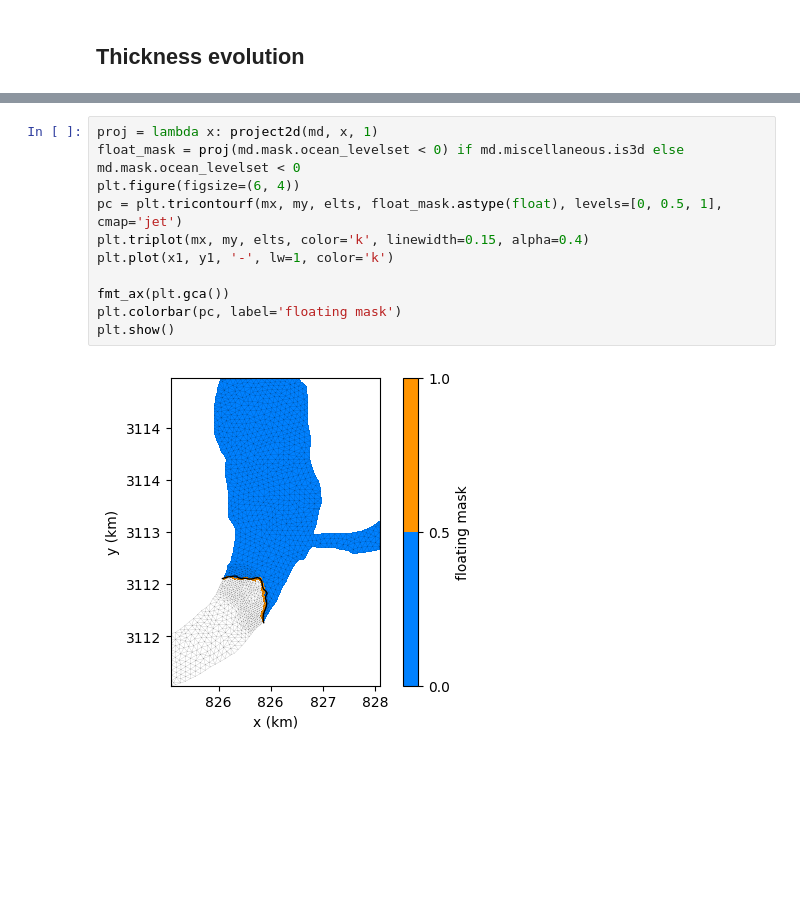
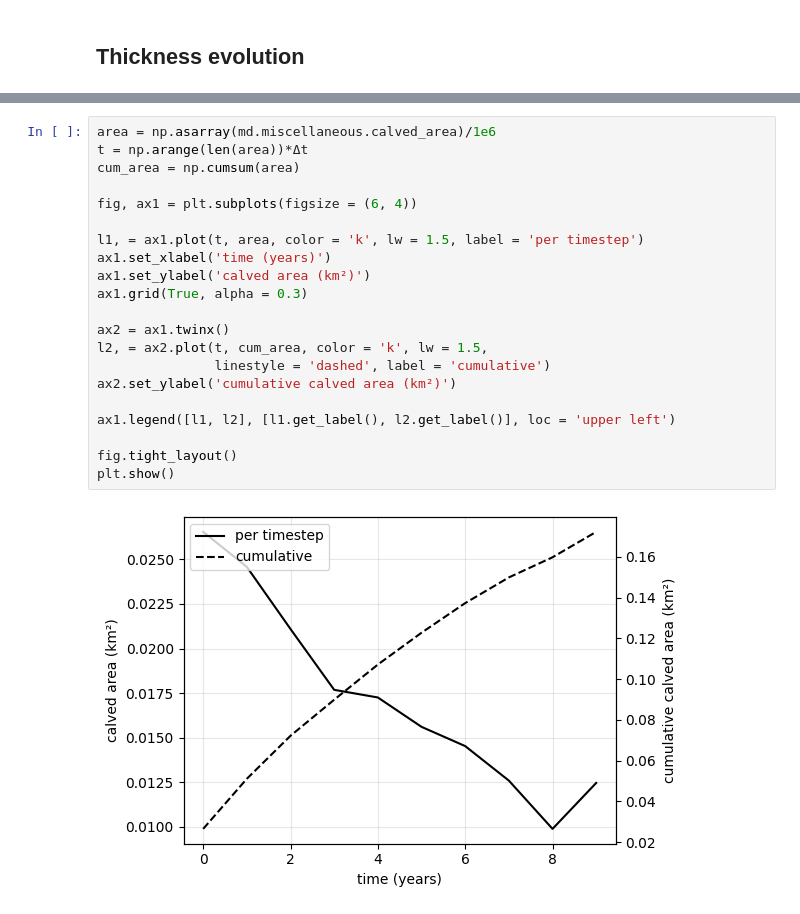
Before and after one commit to chrismiele/glimmer, a Jupyter notebook: issm/luggye_HO_model.ipynb, the cells around one changed output, grey strips where cells are left out. Drawn from its saved outputs; the diff is of its cells as text; blank space fills up the shorter version.

```diff
--- a/issm/luggye_HO_model.ipynb
+++ b/issm/luggye_HO_model.ipynb
@@ -456,13 +429,23 @@ plt.show()
-# %%
-proj = lambda x: project2d(md, x, 1)
-float_mask = proj(md.mask.ocean_levelset < 0) if md.miscellaneous.is3d else md.mask.ocean_levelset < 0
-plt.figure(figsize=(6, 4))
-pc = plt.tricontourf(mx, my, elts, float_mask.astype(float), levels=[0, 0.5, 1], cmap='jet')
-plt.triplot(mx, my, elts, color='k', linewidth=0.15, alpha=0.4)
-plt.plot(x1, y1, '-', lw=1, color='k')
-
-fmt_ax(plt.gca())
-plt.colorbar(pc, label='floating mask')
-plt.show()
-# %% [output]
-[figure, removed]
+# %%
+area = np.asarray(md.miscellaneous.calved_area)/1e6
+t = np.arange(len(area))*Δt
+cum_area = np.cumsum(area)
+
+fig, ax1 = plt.subplots(figsize = (6, 4))
+
+l1, = ax1.plot(t, area, color = 'k', lw = 1.5, label = 'per timestep')
+ax1.set_xlabel('time (years)')
+ax1.set_ylabel('calved area (km²)')
+ax1.grid(True, alpha = 0.3)
+
+ax2 = ax1.twinx()
+l2, = ax2.plot(t, cum_area, color = 'k', lw = 1.5,
+               linestyle = 'dashed', label = 'cumulative')
+ax2.set_ylabel('cumulative calved area (km²)')
+
+ax1.legend([l1, l2], [l1.get_label(), l2.get_label()], loc = 'upper left')
+
+fig.tight_layout()
+plt.show()
+# %% [output]
+[figure, added]
```
Also changed, not shown: parts of 10 cells of this notebook, 1 other file.
